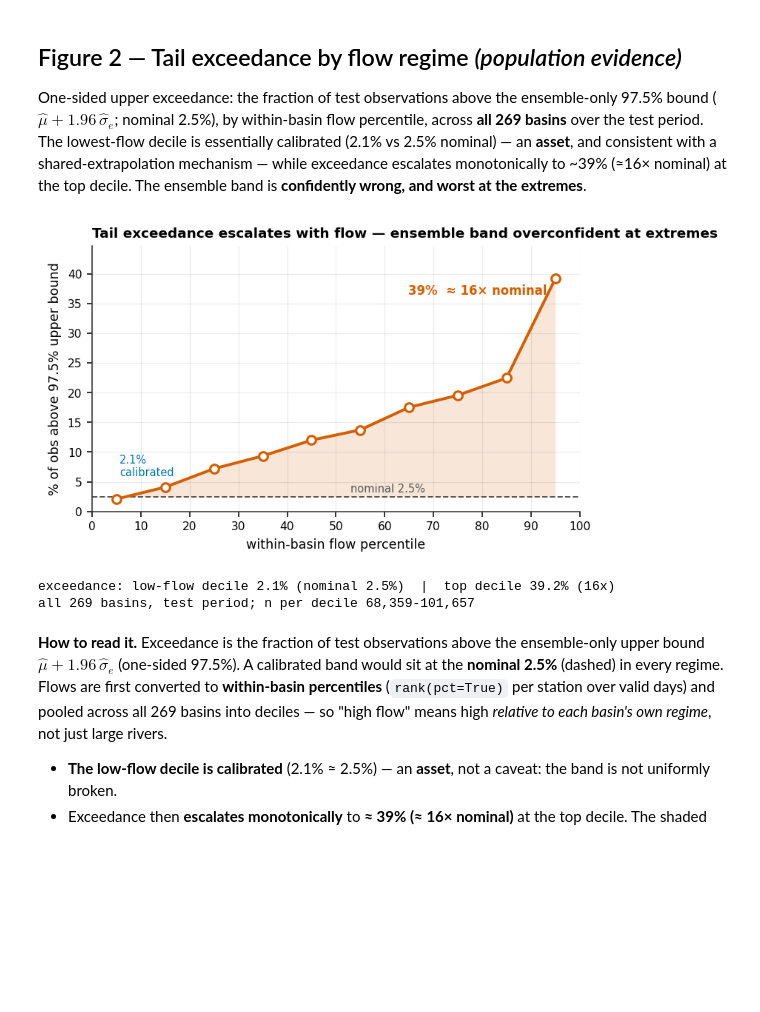
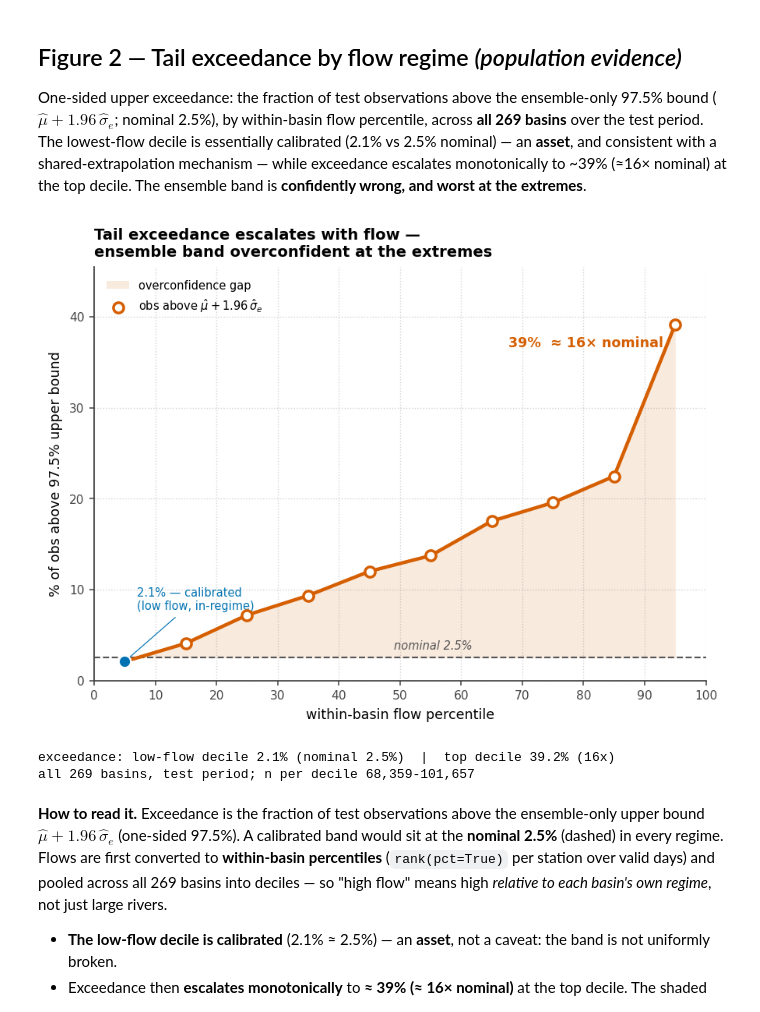
Before and after one commit to TWilson05/EA-LSTM-Streamflow, a Jupyter notebook: notebooks/workshop_figures.ipynb, the cells around one changed output. Drawn from its saved outputs; the diff is of its cells as text; code cells hidden in the pictures; blank space fills up the shorter version.

```diff
--- a/notebooks/workshop_figures.ipynb
+++ b/notebooks/workshop_figures.ipynb
@@ -36,20 +36,28 @@ PALETTE = dict(
     ens    = "#D55E00",   # between-member spread sigma_e (the signal under test)
     indist = "#0072B2",   # in-distribution / calibrated regime
     ref    = "#555555",   # nominal / oracle / neutral references
-    random = "#B0B0B0",   # random baseline
+    random = "#AFAFAF",   # random baseline
 )
 mpl.rcParams.update({
     "figure.dpi": 140, "savefig.dpi": 300, "savefig.bbox": "tight",
     "font.family": "sans-serif", "font.size": 9,
-    "axes.titlesize": 9.5, "axes.titleweight": "semibold", "axes.labelsize": 9,
-    "xtick.labelsize": 8, "ytick.labelsize": 8, "legend.fontsize": 8,
-    "axes.linewidth": 0.8, "axes.edgecolor": "#333333",
-    "axes.grid": True, "grid.color": "#000000", "grid.alpha": 0.08, "grid.linewidth": 0.6,
+    "axes.titlesize": 10, "axes.titleweight": "bold", "axes.titlepad": 7,
+    "axes.labelsize": 9, "axes.labelpad": 4,
+    "xtick.labelsize": 8, "ytick.labelsize": 8, "legend.fontsize": 7.5,
+    "axes.linewidth": 0.9, "axes.edgecolor": "#444444",
+    "axes.grid": True, "grid.color": "#666666", "grid.alpha": 0.28,
+    "grid.linestyle": ":", "grid.linewidth": 0.7,
     "axes.spines.top": False, "axes.spines.right": False,
+    "xtick.color": "#444444", "ytick.color": "#444444",
+    "xtick.major.size": 3, "ytick.major.size": 3,
     "lines.linewidth": 1.8, "lines.markersize": 6, "legend.frameon": False,
     "mathtext.fontset": "dejavusans",
 })
 SIG = r"$\hat{\sigma}^2_e$"; MU = r"$\hat{\mu}$"
+
+def panel(ax, letter, title, **kw):
+    """Chapter-style bold, left-aligned '(x) Title' panel header."""
+    ax.set_title(f"({letter}) {title}", loc="left", fontweight="bold", **kw)
 
 # ---- frozen quantities (mu-hat, sigma_e^2, split unmodified) ----
 R = OUTPUT_DATA_DIR/"results_MVE"; VAR = R/"variance"
@@ -129,33 +143,40 @@ One-sided upper exceedance: the fraction of test observations above the ensemble
 # %%
 up_e = y > (mu + Z*sig_e)                    # obs above ensemble-only 97.5% upper bound
 ce, cc, nn = [], [], []
 for k in range(10):
     sel = tb & (bi==k)
     if sel.sum()==0: continue
     ce.append(100*up_e[sel].mean()); cc.append((k+0.5)*10); nn.append(int(sel.sum()))
 ce = np.array(ce); cc = np.array(cc); nom = 2.5
 
-fig, ax = plt.subplots(figsize=(COL_W, 3.4))
-# the overconfidence gap: exceedance above nominal, growing with flow
-ax.fill_between(cc, nom, ce, color=PALETTE["ens"], alpha=.15, lw=0)
-ax.axhline(nom, ls="--", lw=1, color=PALETTE["ref"])
-ax.plot(cc, ce, "-o", color=PALETTE["ens"], lw=2, mfc="white",
-        mec=PALETTE["ens"], mew=1.6, label=r"obs above $\hat{\mu}+1.96\,\hat{\sigma}_e$")
-ax.annotate(f"{ce[0]:.1f}%\ncalibrated", xy=(cc[0], ce[0]), xytext=(2, 16),
-            textcoords="offset points", ha="left", fontsize=7.5, color=PALETTE["indist"])
+# figsize=(COL_W, 3.7)
+fig, ax = plt.subplots()
+ax.fill_between(cc, nom, ce, color=PALETTE["ens"], alpha=.13, lw=0, zorder=1,
+                label="overconfidence gap")
+ax.axhline(nom, ls="--", lw=1.1, color=PALETTE["ref"], zorder=2)
+ax.plot(cc, ce, "-", color=PALETTE["ens"], lw=2.3, zorder=3)
+ax.scatter(cc, ce, s=46, facecolor="white", edgecolor=PALETTE["ens"], linewidths=1.8, zorder=4,
+           label=r"obs above $\hat{\mu}+1.96\,\hat{\sigma}_e$")
+ax.scatter([cc[0]], [ce[0]], s=64, facecolor=PALETTE["indist"], edgecolor="white",
+           linewidths=1.2, zorder=5)
+ax.annotate(f"{ce[0]:.1f}% — calibrated\n(low flow, in-regime)", xy=(cc[0], ce[0]),
+            xytext=(8, 34), textcoords="offset points", fontsize=7.5, color=PALETTE["indist"],
+            arrowprops=dict(arrowstyle="-", lw=.6, color=PALETTE["indist"]))
 ax.annotate(f"{ce[-1]:.0f}%  ≈ {ce[-1]/nom:.0f}× nominal", xy=(cc[-1], ce[-1]),
-            xytext=(-6, -4), textcoords="offset points", ha="right", va="top",
-            fontsize=8.5, color=PALETTE["ens"], fontweight="semibold")
-ax.text(53, nom+0.7, "nominal 2.5%", fontsize=7.5, color=PALETTE["ref"])
+            xytext=(-8, -8), textcoords="offset points", ha="right", va="top",
+            fontsize=9, fontweight="bold", color=PALETTE["ens"])
+ax.text(49, nom+0.9, "nominal 2.5%", fontsize=7.5, color=PALETTE["ref"], style="italic")
 ax.set_xlabel("within-basin flow percentile")
 ax.set_ylabel("% of obs above 97.5% upper bound")
-ax.set_title("Tail exceedance escalates with flow — ensemble band overconfident at extremes", loc="left")
-ax.set_xlim(0, 100); ax.set_ylim(0, max(ce)*1.14); ax.set_xticks(range(0, 101, 10))
+ax.set_title("Tail exceedance escalates with flow —\nensemble band overconfident at the extremes",
+             fontweight="bold", loc="left")
+ax.set_xlim(0, 100); ax.set_ylim(0, max(ce)*1.16); ax.set_xticks(range(0, 101, 10))
+ax.legend(loc="upper left", framealpha=.9, borderpad=.6)
 fig.tight_layout(); plt.show()
 print(f"exceedance: low-flow decile {ce[0]:.1f}% (nominal {nom}%)  |  top decile {ce[-1]:.1f}% ({ce[-1]/nom:.0f}x)")
 print(f"all 269 basins, test period; n per decile {min(nn):,}-{max(nn):,}")
 # %% [output]
-[figure, old version]
+[figure, new version]
 exceedance: low-flow decile 2.1% (nominal 2.5%)  |  top decile 39.2% (16x)
 all 269 basins, test period; n per decile 68,359-101,657
 # %% [markdown]
```
Also changed, not shown: parts of 2 cells of this notebook.
